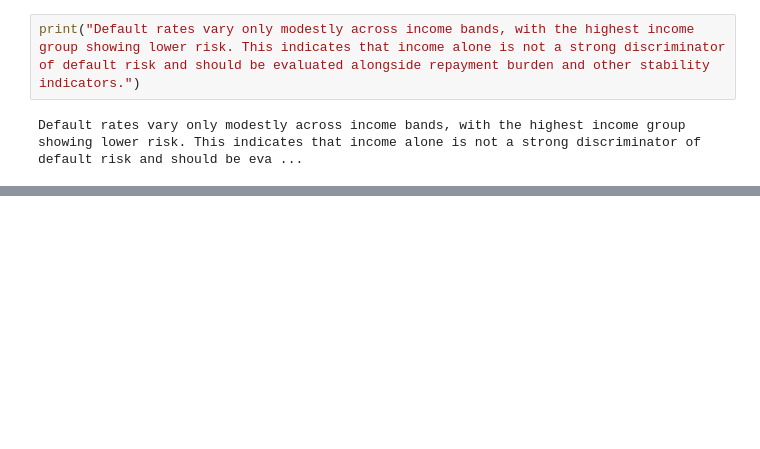
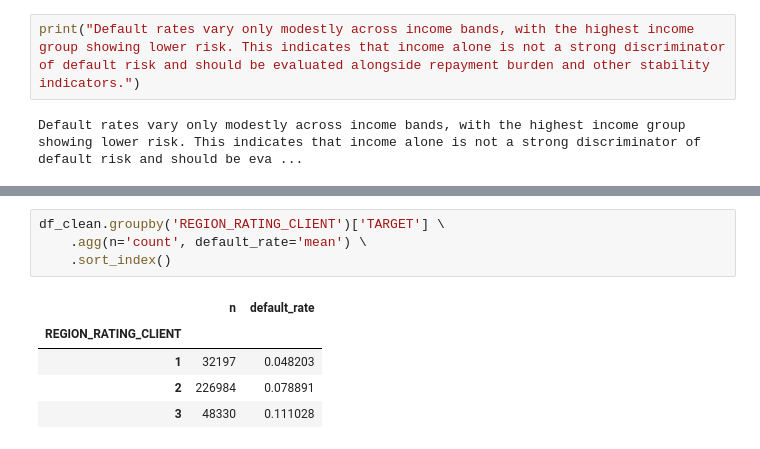
Before and after one commit to samidijayavardhan-hub/Credit-Risk-Analysis, a Jupyter notebook: credit-risk.ipynb, the cells around one changed output, grey strips where cells are left out. Saved outputs shown, nothing was run; the diff lists cells and outputs as text; blank space fills up the shorter version.

```diff
--- a/credit-risk.ipynb
+++ b/credit-risk.ipynb
@@ -239,0 +319,10 @@ X.shape
+# %%
+df_clean.groupby('REGION_RATING_CLIENT')['TARGET'] \
+    .agg(n='count', default_rate='mean') \
+    .sort_index()
+# %% [output]
+|  | n | default_rate |
+| REGION_RATING_CLIENT |  |  |
+| 1 | 32197 | 0.048203 |
+| 2 | 226984 | 0.078891 |
+| 3 | 48330 | 0.111028 |
```
Also changed, not shown: parts of 28 cells of this notebook.
